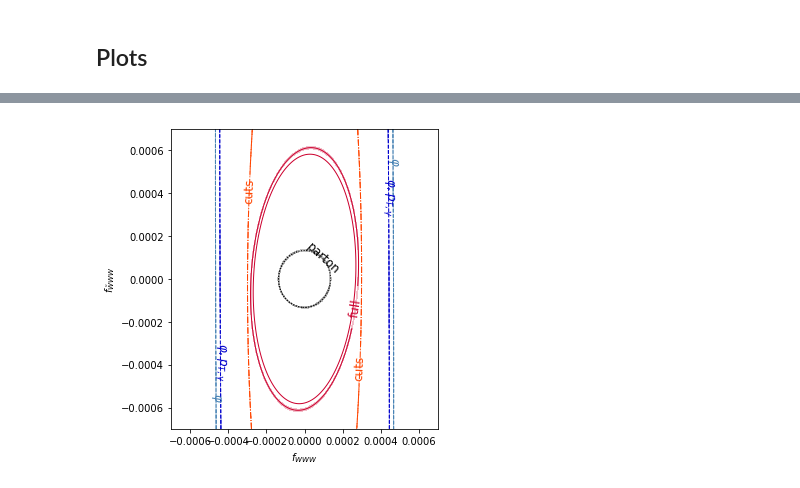
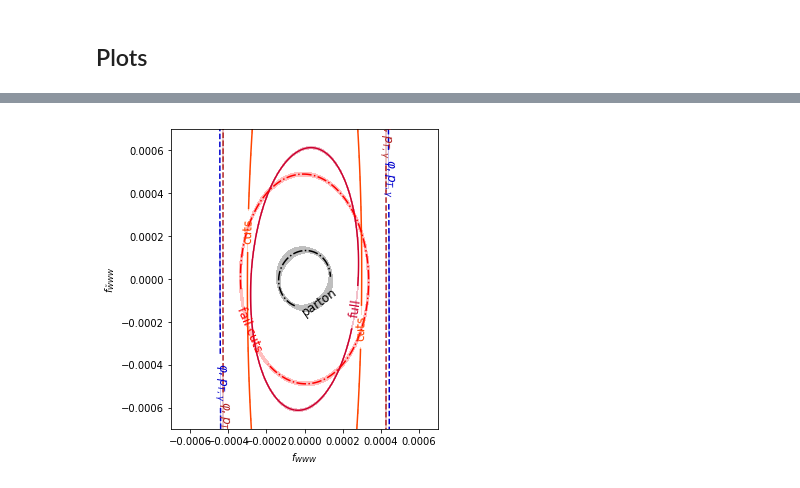
Before and after one commit to dlvp/diboson_mining, a Jupyter notebook: notebooks/wgamma/08a_plot_fisher_information.ipynb, the cells around one changed output, grey strips where cells are left out. Cells and saved outputs as stored; diff of their text form; code cells hidden in the pictures.

```diff
--- a/notebooks/wgamma/08a_plot_fisher_information.ipynb
+++ b/notebooks/wgamma/08a_plot_fisher_information.ipynb
@@ -51,7 +51,7 @@ def load_data(ml_prefix = '', profiled=True):
               np.load(result_dir + profile_prefix + 'covariance_rate_tight.npy')]
     labels = ['parton', 'xsec']
     colors = ['black', '0.5']
-    lss    = [':', ':']
+    lss    = ['-.', ':']
 
     # Histos
     histo_filenames = ['pta_phi', 'phi', 'deltaphi_lv', 'met', 'ptl', 'pta', 'deltaphi_la']
@@ -71,10 +71,10 @@ def load_data(ml_prefix = '', profiled=True):
         lss.append(hls)
 
     # ML
-    ml_filenames = ['full', 'full_infomode', 'minimal', 'full_tight', 'minimal_tight', 'phi_tight']
-    ml_labels    = ['full', 'full (I)', 'minimal', 'cuts', 'cuts min', r'$\varphi$']
-    ml_colors    = ['#CC002E', 'firebrick', 'lightcoral', 'orangered', 'r', 'chocolate']
-    ml_lss       = ['-', '-', '-', '-.', '-.', '--', ':']
+    ml_filenames = ['full', 'full_infomode', 'minimal', 'full_tight', 'full_antitight', 'minimal_tight', 'phi_tight', 'pta_phi_tight']
+    ml_labels    = ['full', 'full (I)', 'minimal', 'cuts', 'fail cuts', 'cuts min', r'$\varphi$', r'$\varphi, p_{T,\gamma}$']
+    ml_colors    = ['#CC002E', 'firebrick', 'lightcoral', 'orangered', 'r', 'chocolate']*2
+    ml_lss       = ['-', '-', '-', '-', '-.', '-', '--', '--']
 
     for hfilename, hlabel, hcolor, hls in zip(ml_filenames, ml_labels, ml_colors, ml_lss):
         infos.append(
@@ -145,26 +145,26 @@ def make_plot(ml_prefix = '', indices=None, xmax=0.004):
     infos_projected = [info[:2, :2] for info in infos_projected]
 
     fig = plot_fisher_information_contours_2d(
-        fisher_information_matrices=infos_projected + infos,
-        fisher_information_covariances=[None for _ in infos_projected] + covs,
+        fisher_information_matrices=infos,
+        fisher_information_covariances=covs,
         contour_distance=1.,
         xrange=(-xmax,xmax),
         yrange=(-xmax,xmax),
         xlabel=r'$f_{WWW}$',
         ylabel=r'$f_{\tilde{W}WW}$',
         linestyles=lss + lss,
-        linewidths=[1. for _ in infos_projected] + [1. for _ in infos],
+        linewidths=1.5,
         colors=colors + colors,
-        alphas=[1. for _ in infos_projected] + [1. for _ in infos],
+        alphas=1.,
         resolution=600,
-        inline_labels=[None for _ in infos_projected] + labels
+        inline_labels=labels
     )
 
     return fig
 # %% [markdown]
 ## Plots
 # %%
-fig = make_plot('', xmax=0.0007, indices=[0,2,3,9,12])
+fig = make_plot('', xmax=0.0007, indices=[0,2,9,12,13,16])
 
 plt.savefig("../../figures/wgamma/information_wgamma_multivariate.pdf")
 # %% [output]
@@ -173 +171 @@ Adding an axes using the same arguments as a previous axes currently reuses the
-[figure, old version]
+[figure, new version]
```
Also changed, not shown: parts of 6 cells of this notebook, 7 other files.
